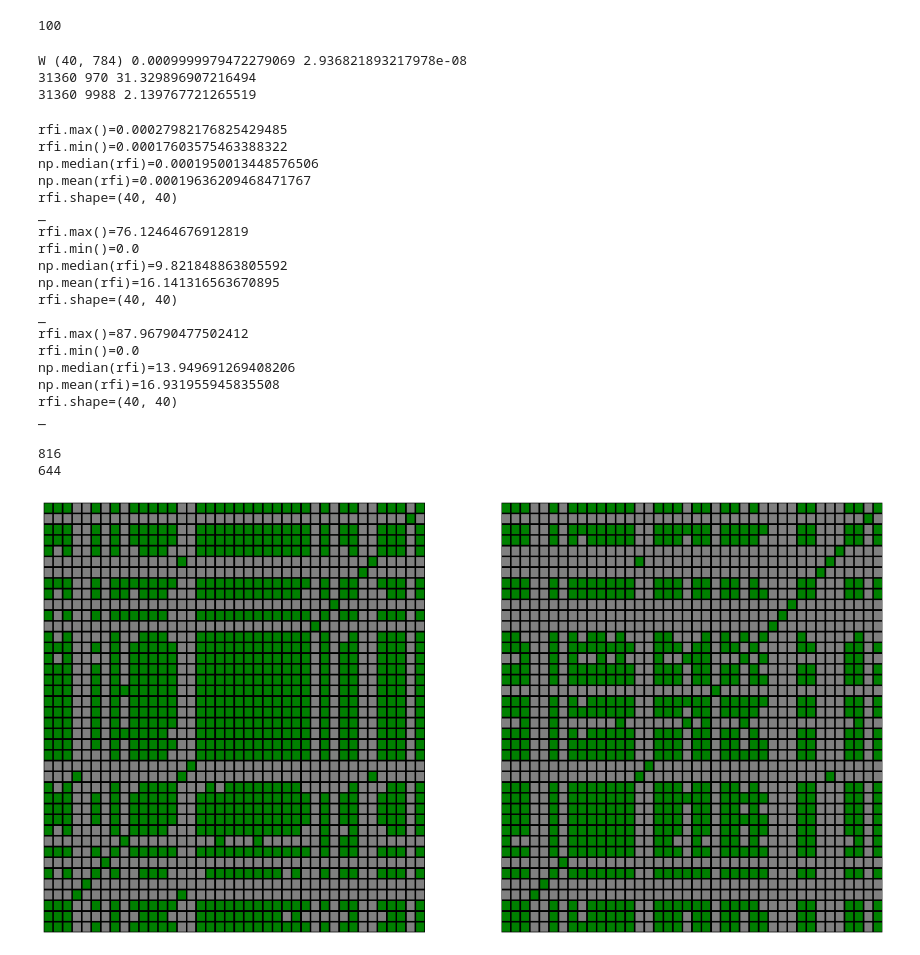
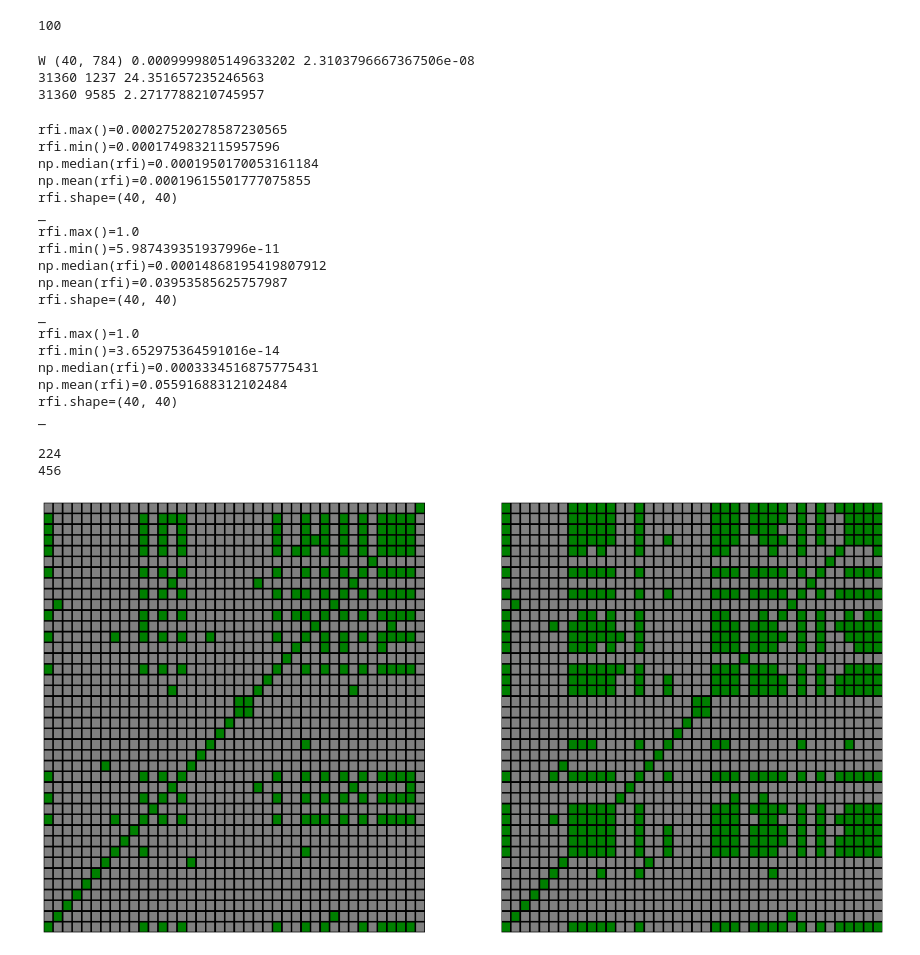
Before and after one commit to ivanoid768/bio_hebbian_with_neighbour_synapse_enforcement, a Jupyter notebook: bio_hebbian.ipynb, the cells around one changed output. Saved outputs shown, nothing was run; the diff lists cells and outputs as text; code cells hidden in the pictures.

```diff
--- a/bio_hebbian.ipynb
+++ b/bio_hebbian.ipynb
@@ -100,19 +100,24 @@ for epoch_idx in range(epoch_cnt):
     if epoch_idx == 1 or epoch_idx == (epoch_cnt - 1):
         # receptive fields intersection
         WT = np.expand_dims(W, axis=1)
-        WW = np.abs(WT - W)**2
+        WW = np.abs(WT - W)**4
+        # print(WW)
         # RFI = np.array(np.sum(WW == 0, axis=2), dtype='float')
+        # RFI = W.shape[1] - np.sum(WW == 0, axis=2)
         RFI = np.sum(WW, axis=2)
+        # print(RFI)
+        # print(RFI.min(), RFI.max())
         # RFI = np.max(RFI) - RFI
-        # RFI = RFI / np.max(RFI, axis=1)
+        # RFI = RFI / np.max(RFI)
+        RFI = 1 / np.exp(RFI)
 
         RFI_l.append(RFI)
 
         print(W.size, np.sum(W == 0), np.sum(W != 0) / np.sum(W == 0))
 # %% [output]
-W (40, 784) 0.0009999979472279069 2.936821893217978e-08
-31360 970 31.329896907216494
-31360 9988 2.139767721265519
+W (40, 784) 0.0009999805149633202 2.3103796667367506e-08
+31360 1237 24.351657235246563
+31360 9585 2.2717788210745957
 # %%
 for RFI in RFI_l:
     # rfi = 1 / np.exp(np.copy(RFI))
@@ -125,61 +130,63 @@ for RFI in RFI_l:
     print(f'{rfi.shape=}')
     print('_')
 # %% [output]
-rfi.max()=0.00027982176825429485
-rfi.min()=0.00017603575463388322
-np.median(rfi)=0.0001950013448576506
-np.mean(rfi)=0.00019636209468471767
+rfi.max()=0.00027520278587230565
+rfi.min()=0.0001749832115957596
+np.median(rfi)=0.0001950170053161184
+np.mean(rfi)=0.00019615501777075855
 rfi.shape=(40, 40)
 _
-rfi.max()=76.12464676912819
-rfi.min()=0.0
-np.median(rfi)=9.821848863805592
-np.mean(rfi)=16.141316563670895
+rfi.max()=1.0
+rfi.min()=5.987439351937996e-11
+np.median(rfi)=0.00014868195419807912
+np.mean(rfi)=0.03953585625757987
 rfi.shape=(40, 40)
 _
-rfi.max()=87.96790477502412
-rfi.min()=0.0
-np.median(rfi)=13.949691269408206
-np.mean(rfi)=16.931955945835508
+rfi.max()=1.0
+rfi.min()=3.652975364591016e-14
+np.median(rfi)=0.0003334516875775431
+np.mean(rfi)=0.05591688312102484
 rfi.shape=(40, 40)
 _
 # %%
 from pylab import *
 from matplotlib import colors
 %matplotlib inline
 
 # for RFI in RFI_l:
 #     print(RFI.max())
 #     print(RFI.min())
 #     print(np.median(RFI_l))
 #     print('_')
 
 size = 10
 figure(figsize=(len(RFI_l) * size, 1* size))
 cmap = colors.ListedColormap(['grey','green'])
 
 for RFI_idx in range(1, len(RFI_l)):
     rfi = np.copy(RFI_l[RFI_idx])
-    rfi = np.max(rfi) - rfi
+    img = np.zeros(rfi.shape)
+    # rfi = np.max(rfi) - rfi
 
-    tr = 1.1 * np.mean(rfi)
-    # tr = 0.1
-    rfi[np.where(rfi <= tr)] = 0
-    rfi[np.where(rfi > tr)] = 1
+    tr = 0.9 * np.mean(rfi)
+    # print(rfi.min())
+    # tr = 0.0005
+    img[np.where(rfi <= tr)] = 0
+    img[np.where(rfi > tr)] = 1
 
-    print(np.sum(rfi == 1))
+    print(np.sum(img == 1))
 
     subplot(1, len(RFI_l), RFI_idx + 1)
 
-    plt.pcolor(rfi, cmap=cmap, edgecolors='k', linewidths=2)
+    plt.pcolor(img, cmap=cmap, edgecolors='k', linewidths=2)
     # imshow(rfi, interpolation='none', aspect='auto', cmap='gray')
     axis("off")
 
 show()
 # %% [output]
-816
-644
+224
+456
-[figure, old version]
+[figure, new version]
 # %%
 row_size = 10
 col_size = int(layer_size / row_size)
```
Also changed, not shown: parts of 1 cell of this notebook.
